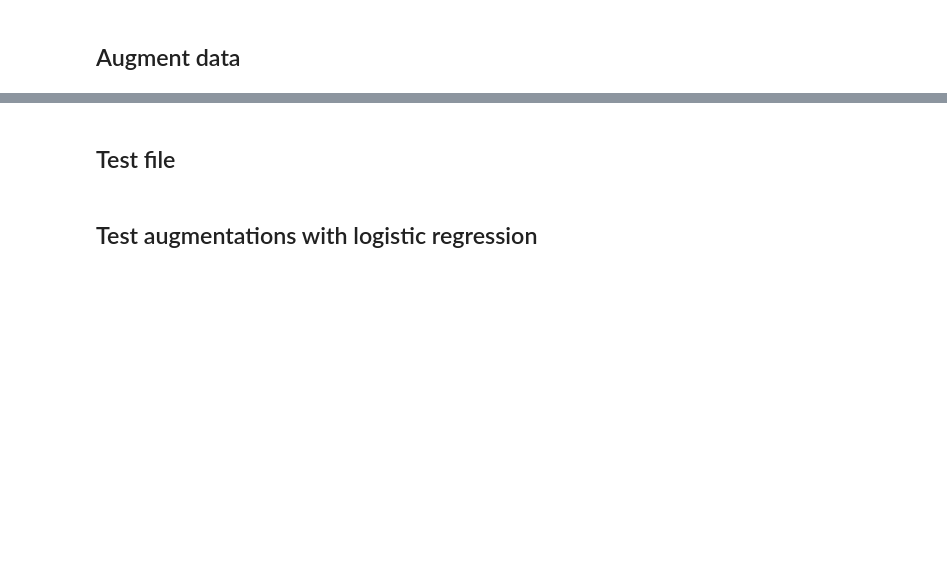
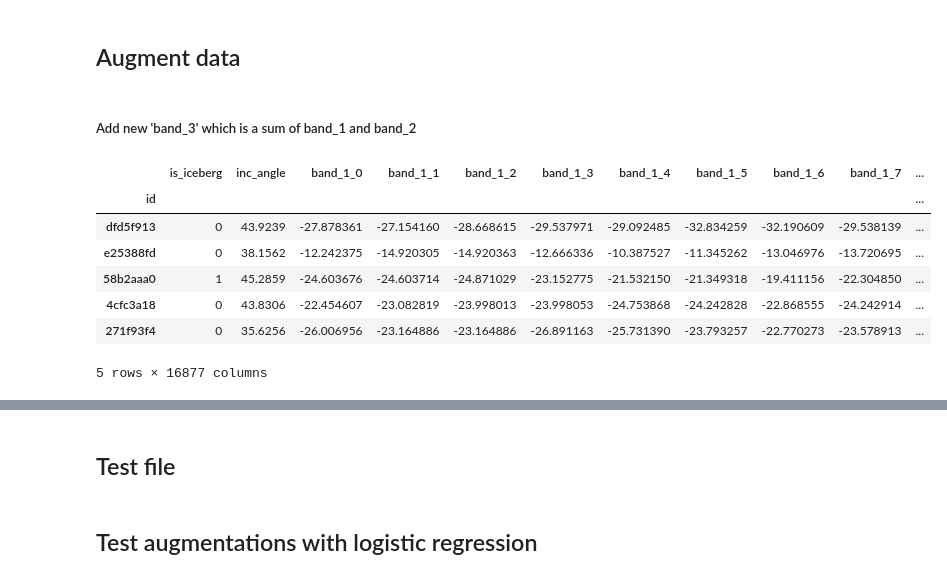
Before and after one commit to tphinkle/iceberg-ship, a Jupyter notebook: notebooks/data_augmentation.ipynb, the cells around one changed output, grey strips where cells are left out. Drawn from its saved outputs; the diff is of its cells as text; code cells hidden in the pictures; blank space fills up the shorter version.

```diff
--- a/notebooks/data_augmentation.ipynb
+++ b/notebooks/data_augmentation.ipynb
@@ -65,2 +151,4 @@ df_train = functions.LoadTrainData(aug = False)
 # %% [markdown]
 ## Augment data
+# %% [markdown]
+##### Add new 'band_3' which is a sum of band_1 and band_2
@@ -66,0 +159,11 @@ df_train = functions.LoadTrainData(aug = False)
+# %%
+df_train.head()
+# %% [output]
+|  | is_iceberg | inc_angle | band_1_0 | band_1_1 | band_1_2 | band_1_3 | band_1_4 | band_1_5 | band_1_6 | band_1_7 | ... |
+| id |  |  |  |  |  |  |  |  |  |  | ... |
+| dfd5f913 | 0 | 43.9239 | -27.878361 | -27.154160 | -28.668615 | -29.537971 | -29.092485 | -32.834259 | -32.190609 | -29.538139 | ... |
+| e25388fd | 0 | 38.1562 | -12.242375 | -14.920305 | -14.920363 | -12.666336 | -10.387527 | -11.345262 | -13.046976 | -13.720695 | ... |
+| 58b2aaa0 | 1 | 45.2859 | -24.603676 | -24.603714 | -24.871029 | -23.152775 | -21.532150 | -21.349318 | -19.411156 | -22.304850 | ... |
+| 4cfc3a18 | 0 | 43.8306 | -22.454607 | -23.082819 | -23.998013 | -23.998053 | -24.753868 | -24.242828 | -22.868555 | -24.242914 | ... |
+| 271f93f4 | 0 | 35.6256 | -26.006956 | -23.164886 | -23.164886 | -26.891163 | -25.731390 | -23.793257 | -22.770273 | -23.578913 | ... |
+5 rows × 16877 columns
```
Also changed, not shown: parts of 12 cells of this notebook, 2 other files.
